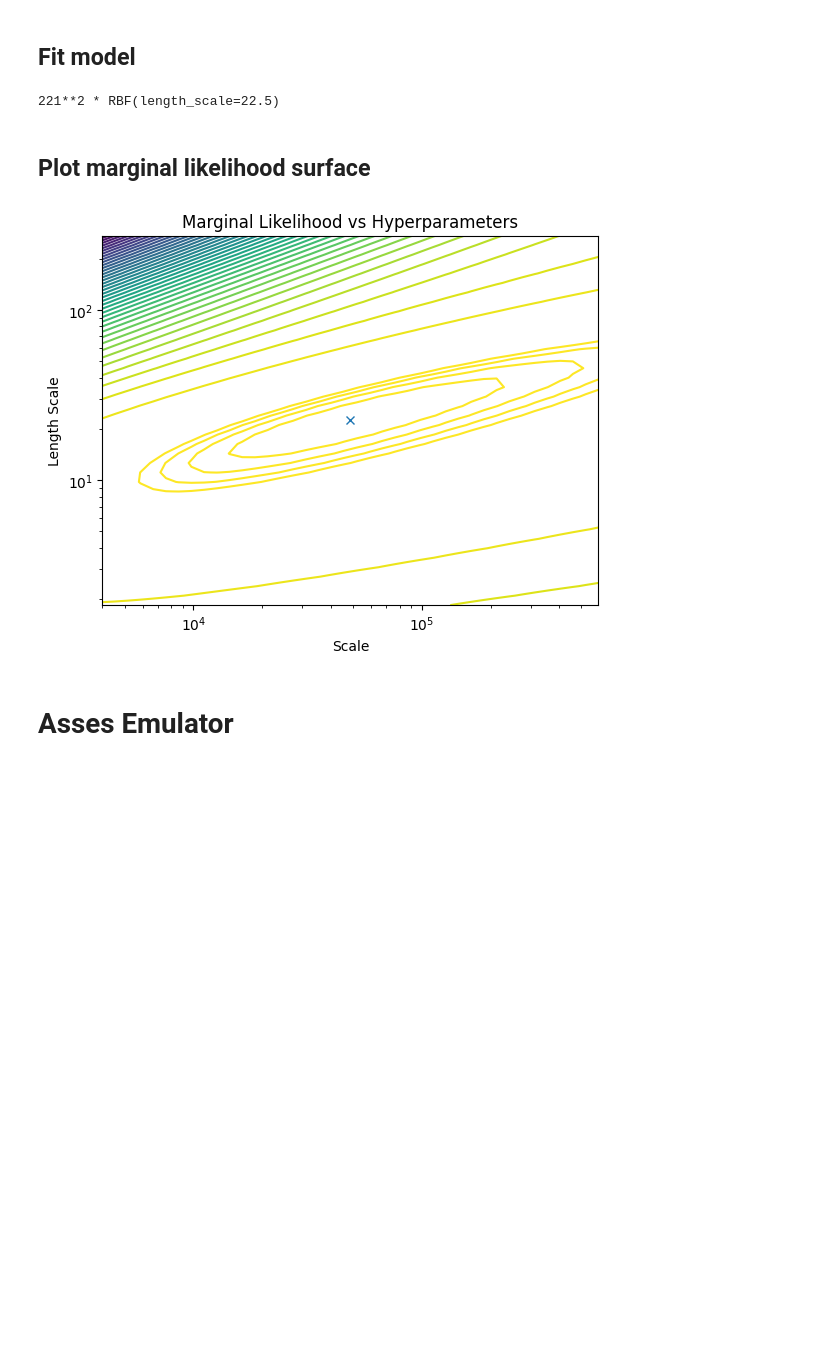
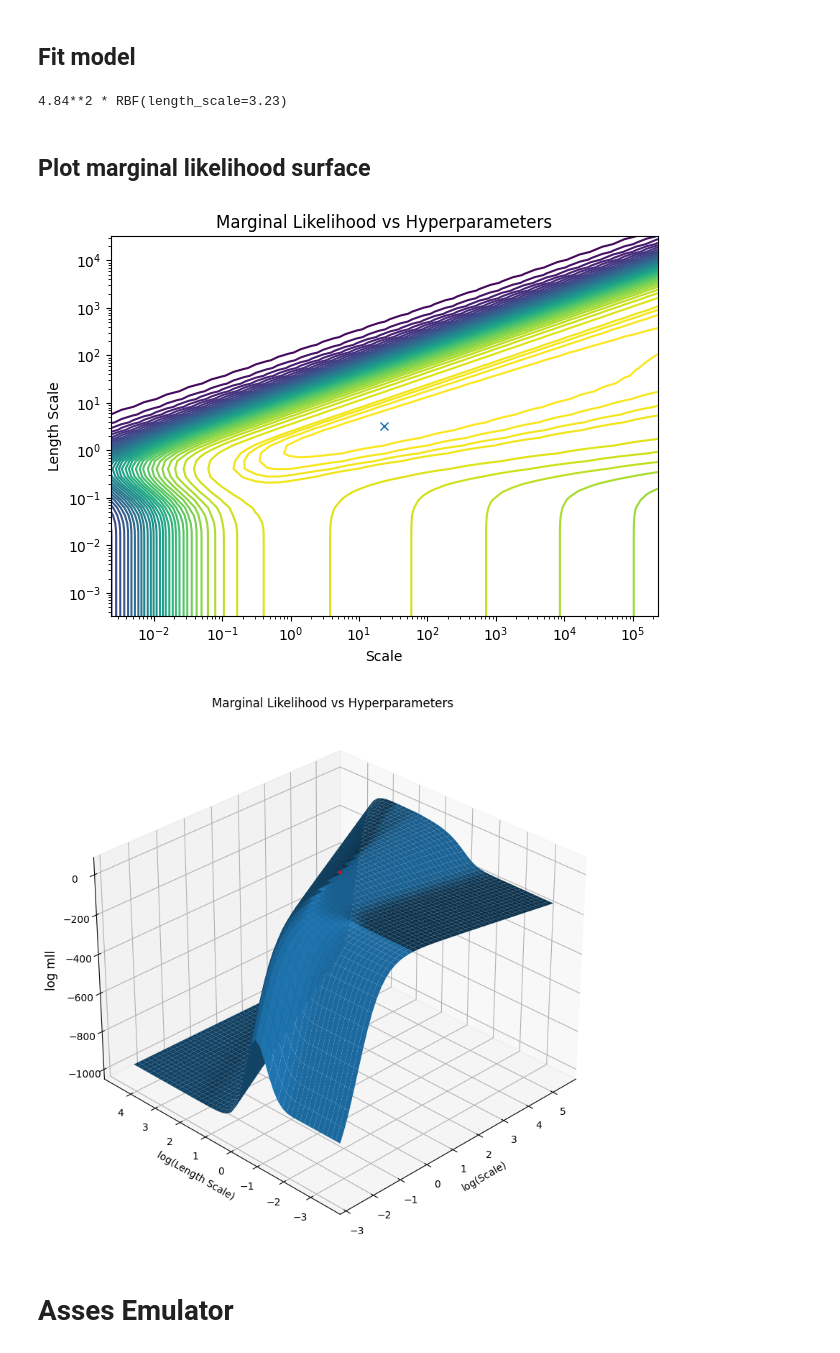
Before and after one commit to brianschubert/scratch-emulator, a Jupyter notebook: notebooks/aug22-single-wl.ipynb, the cells around one changed output. Saved outputs shown, nothing was run; the diff lists cells and outputs as text; code cells hidden in the pictures; blank space fills up the shorter version.

Commit message:
Update normalization and MLL plotting in single wl nb

```diff
--- a/notebooks/aug22-single-wl.ipynb
+++ b/notebooks/aug22-single-wl.ipynb
@@ -153,11 +153,17 @@ x_train.shape=(20, 2), y_train.shape=(20, 1)
 # %%
 kernel = 1.0 * sklearn_gp.kernels.RBF()  # + sklearn_gp.kernels.WhiteKernel()
 gaussian_process = sklearn_gp.GaussianProcessRegressor(
-    kernel=kernel, n_restarts_optimizer=20, alpha=1e-2
+    kernel=kernel, n_restarts_optimizer=20, alpha=1e-2,
+    # Normalize targets to zero means, unit variance.
+    normalize_y=True,
 )
 
 pipeline = sklearn.pipeline.Pipeline(
-    [("scale", sklearn_pre.StandardScaler(with_std=False)), ("gp", gaussian_process)]
+    [
+        # Rescale input features to [0, 1].
+        ("scale", sklearn_pre.MinMaxScaler()),
+        ("gp", gaussian_process)
+    ]
 )
 display(pipeline)
 display(pipeline.named_steps["gp"].kernel.hyperparameters)
@@ -175,48 +182,66 @@ Pipeline(steps=[('scale', StandardScaler(with_std=False)),
 pipeline.fit(x_train, y_train)
 display(pipeline.named_steps["gp"].kernel_)
 # %% [output]
-221**2 * RBF(length_scale=22.5)
+4.84**2 * RBF(length_scale=3.23)
 # %% [markdown]
 ## Plot marginal likelihood surface
 # %%
 fit_theta = pipeline.named_steps["gp"].kernel_.theta
 
 # Range of hyperparameter to compute marginal likelihood over.
-# Log scaled, and centered about fit hyperparameter values found above.
-log_scale_range = np.linspace(-2.5, 2.5, 40) + fit_theta[0]
-log_length_range = np.linspace(-2.5, 2.5, 40) + fit_theta[1]
+# Natural log scaled, and centered about fit hyperparameter values found above.
+log_scale_range = np.log(10) * np.linspace(-4, 4, 50) + fit_theta[0]
+log_length_range = np.log(10) * np.linspace(-4, 4, 50) + fit_theta[1]
 
 
 mesh_scale, mesh_length = np.meshgrid(log_scale_range, log_length_range)
 # Preallocate array for likelihood at each hyperparameter combination.
 log_marginal_likelihoods = np.zeros(mesh_scale.shape)
 
 for scale, length, out in np.nditer(
     [mesh_scale, mesh_length, log_marginal_likelihoods],
     op_flags=[["readonly"], ["readonly"], ["writeonly"]],
 ):
     theta = [scale, length]
     out[...] = gaussian_process.log_marginal_likelihood(theta)
 
 fig, ax = plt.subplots()
+
 ax.set_xscale("log")
 ax.set_yscale("log")
 # Pick contour levels. Increase level density near max to better show peaks.
 peak_switch = np.percentile(log_marginal_likelihoods, 85)
 levels = np.hstack(
     (
         np.linspace(log_marginal_likelihoods.min(), peak_switch, 40)[:-1],
         np.linspace(peak_switch, log_marginal_likelihoods.max(), 5),
     )
 )
 # levels = 30
-ax.contour(np.exp(mesh_scale), np.exp(mesh_length), log_marginal_likelihoods, levels)
+art = ax.contour(np.exp(mesh_scale), np.exp(mesh_length), log_marginal_likelihoods, levels)
 ax.plot(*np.exp(fit_theta), "x")
 ax.set_xlabel("Scale")
 ax.set_ylabel("Length Scale")
-ax.set_title("Marginal Likelihood vs Hyperparameters");
+ax.set_title("Marginal Likelihood vs Hyperparameters")
+fig.tight_layout()
+
+fig, ax = plt.subplots(subplot_kw={"projection": "3d"}, figsize=(8,8))
+ax.computed_zorder = False # Prevent surface from hiding point, https://stackoverflow.com/q/51241367/11082165
+ax.view_init(elev=30, azim=-135)
+zlims = ax.get_zlim()
+ax.scatter([fit_theta[0] / np.log(10)], [fit_theta[1]/ np.log(10)], [gaussian_process.log_marginal_likelihood(fit_theta)], c="r", s=5, zorder=2)
+ax.plot_surface(
+    mesh_scale/ np.log(10), mesh_length/ np.log(10), log_marginal_likelihoods, zorder=1
+)
+
+ax.set_xlabel("log(Scale)")
+ax.set_ylabel("log(Length Scale)")
+fig.supylabel("log mll")
+ax.set_title("Marginal Likelihood vs Hyperparameters")
+fig.tight_layout()
 # %% [output]
-[figure, old version]
+[figure, new version]
+[figure, added]
 # %% [markdown]
 # Asses Emulator
 # %% [markdown]
```
Also changed, not shown: parts of 4 cells of this notebook.
